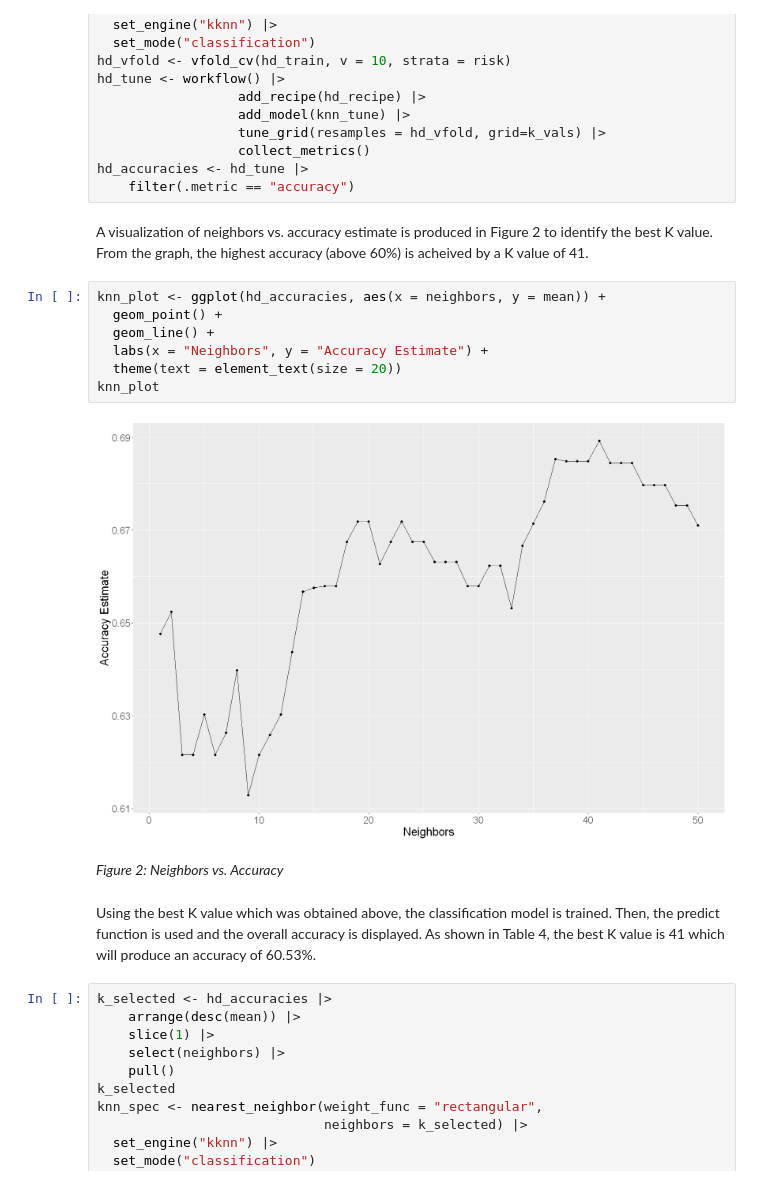
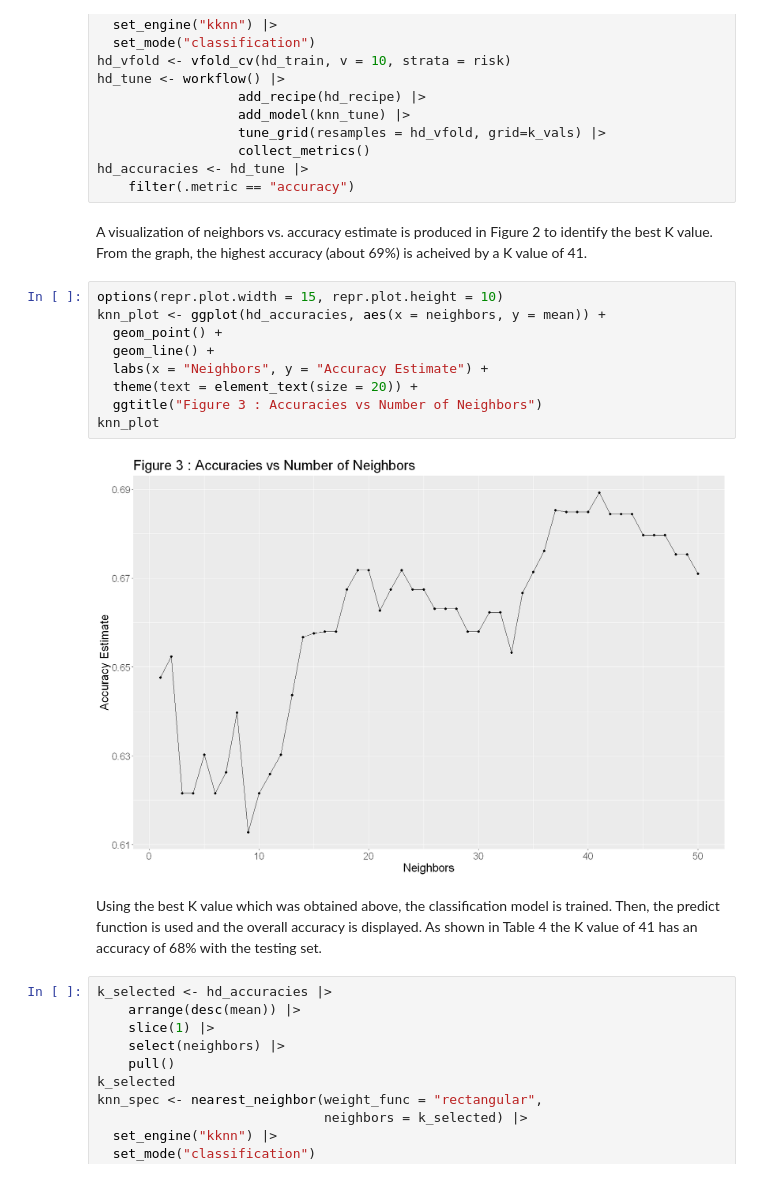
Before and after one commit to khyeo1011/dsci100_26, a Jupyter notebook: Project Report.ipynb, the cells around one changed output. Cells and saved outputs as stored; diff of their text form.

Commit message:
Added more descriptions to the model. Numbered each part of the report.

```diff
--- a/Project Report.ipynb
+++ b/Project Report.ipynb
@@ -189,20 +175,20 @@ hd_tune <- workflow() |>
 hd_accuracies <- hd_tune |>
     filter(.metric == "accuracy")
 # %% [markdown]
-A visualization of neighbors vs. accuracy estimate is produced in Figure 2 to identify the best K value. From the graph, the highest accuracy (above 60%) is acheived by a K value of 41.
+A visualization of neighbors vs. accuracy estimate is produced in Figure 2 to identify the best K value. From the graph, the highest accuracy (about 69%) is acheived by a K value of 41.
 # %%
+options(repr.plot.width = 15, repr.plot.height = 10)
 knn_plot <- ggplot(hd_accuracies, aes(x = neighbors, y = mean)) +
   geom_point() +
   geom_line() +
   labs(x = "Neighbors", y = "Accuracy Estimate") +
-  theme(text = element_text(size = 20))
+  theme(text = element_text(size = 20)) +
+  ggtitle("Figure 3 : Accuracies vs Number of Neighbors")
 knn_plot
 # %% [output]
-[figure, old version]
+[figure, new version]
-# %% [markdown]
-_Figure 2: Neighbors vs. Accuracy_
 # %% [markdown]
-Using the best K value which was obtained above, the classification model is trained. Then, the predict function is used and the overall accuracy is displayed. As shown in Table 4, the best K value is 41 which will produce an accuracy of 60.53%.
+Using the best K value which was obtained above, the classification model is trained. Then, the predict function is used and the overall accuracy is displayed. As shown in Table 4 the K value of 41 has an accuracy of 68% with the testing set.
 # %%
 k_selected <- hd_accuracies |>
     arrange(desc(mean)) |>
```
Also changed, not shown: parts of 19 cells of this notebook.
